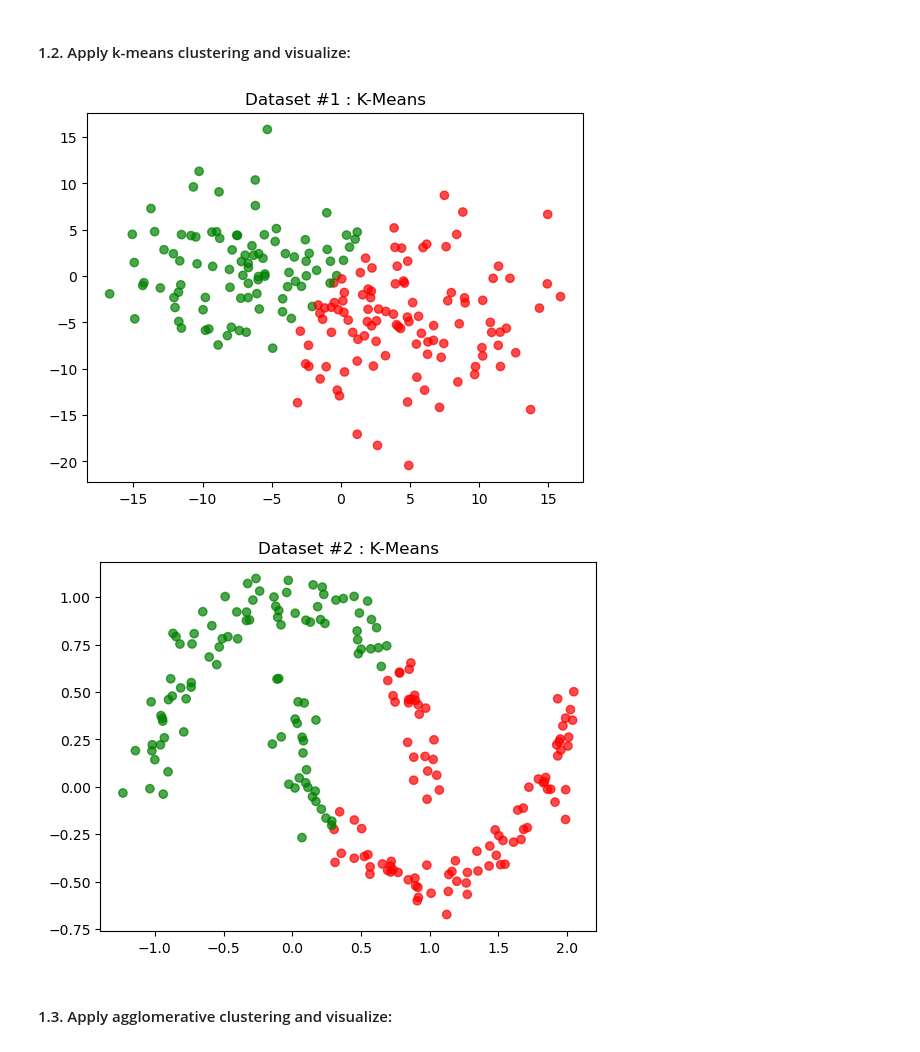
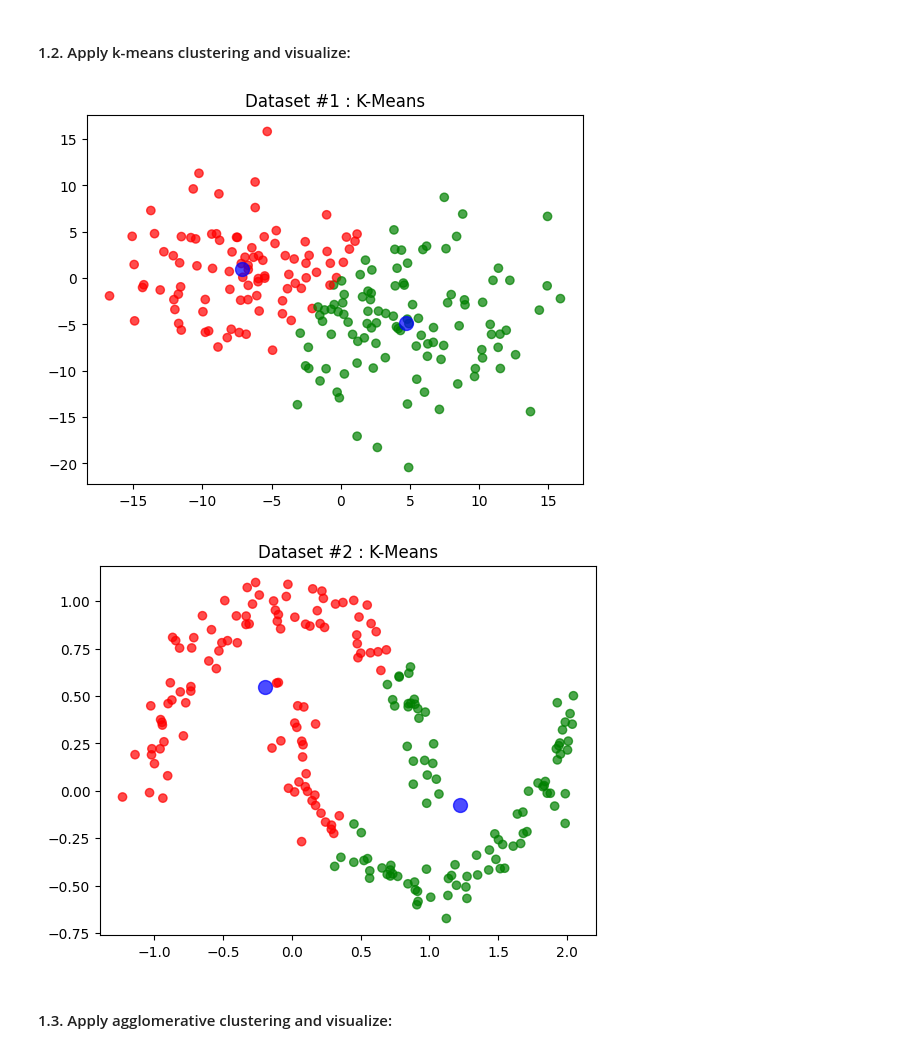
Before and after one commit to socrallacer/IA_DIPLOMA_SAMSUNG, a Jupyter notebook: MACHINE_LEARNING/UNSUPERVISED/43. ex_0403.ipynb, the cells around one changed output. Cells and saved outputs as stored; diff of their text form; code cells hidden in the pictures.

```diff
--- a/MACHINE_LEARNING/UNSUPERVISED/43. ex_0403.ipynb
+++ b/MACHINE_LEARNING/UNSUPERVISED/43. ex_0403.ipynb
@@ -37,23 +37,27 @@ plt.show()
 # %%
 # Dataset #1 and two clusters.
 kmeans = KMeans(n_clusters=2,random_state=123)                 # kmeans object for 2 clusters. radom_state=123 means deterministic initialization.
 kmeans.fit(X1)                                                 # Unsupervised learning => Only X1.
+centroids = kmeans.cluster_centers_                            # Get the cluster centers.
 myColors = {0:'red',1:'green'}                                 # Define a color palette: 0~1.
 plt.scatter(X1[:,0],X1[:,1], c= pd.Series(kmeans.labels_).apply(lambda x: myColors[x]), alpha=0.7 )
+plt.scatter(centroids[:,0],centroids[:,1], c='blue', s=100, alpha=0.7)    # Show the cluster centers.
 plt.title('Dataset #1 : K-Means')
 plt.show()
 # %% [output]
-[figure, old version]
+[figure, new version]
 # %%
 # Dataset #2 and two clusters.
 kmeans = KMeans(n_clusters=2,random_state=123)                 # kmeans object for 2 clusters. radom_state=123 means deterministic initialization.
 kmeans.fit(X2)                                                 # Unsupervised learning => Only X1.
+centroids = kmeans.cluster_centers_                            # Get the cluster centers.
 myColors = {0:'red',1:'green'}                                 # Define a color palette: 0~1.
 plt.scatter(X2[:,0],X2[:,1], c= pd.Series(kmeans.labels_).apply(lambda x: myColors[x]), alpha=0.7 )
+plt.scatter(centroids[:,0],centroids[:,1], c='blue', s=100, alpha=0.7)    # Show the cluster centers.
 plt.title('Dataset #2 : K-Means')
 plt.show()
 # %% [output]
-[figure, old version]
+[figure, new version]
 # %% [markdown]
 #### 1.3. Apply agglomerative clustering and visualize:
 # %%
```
Also changed, not shown: parts of 9 cells of this notebook, 14 other files.
